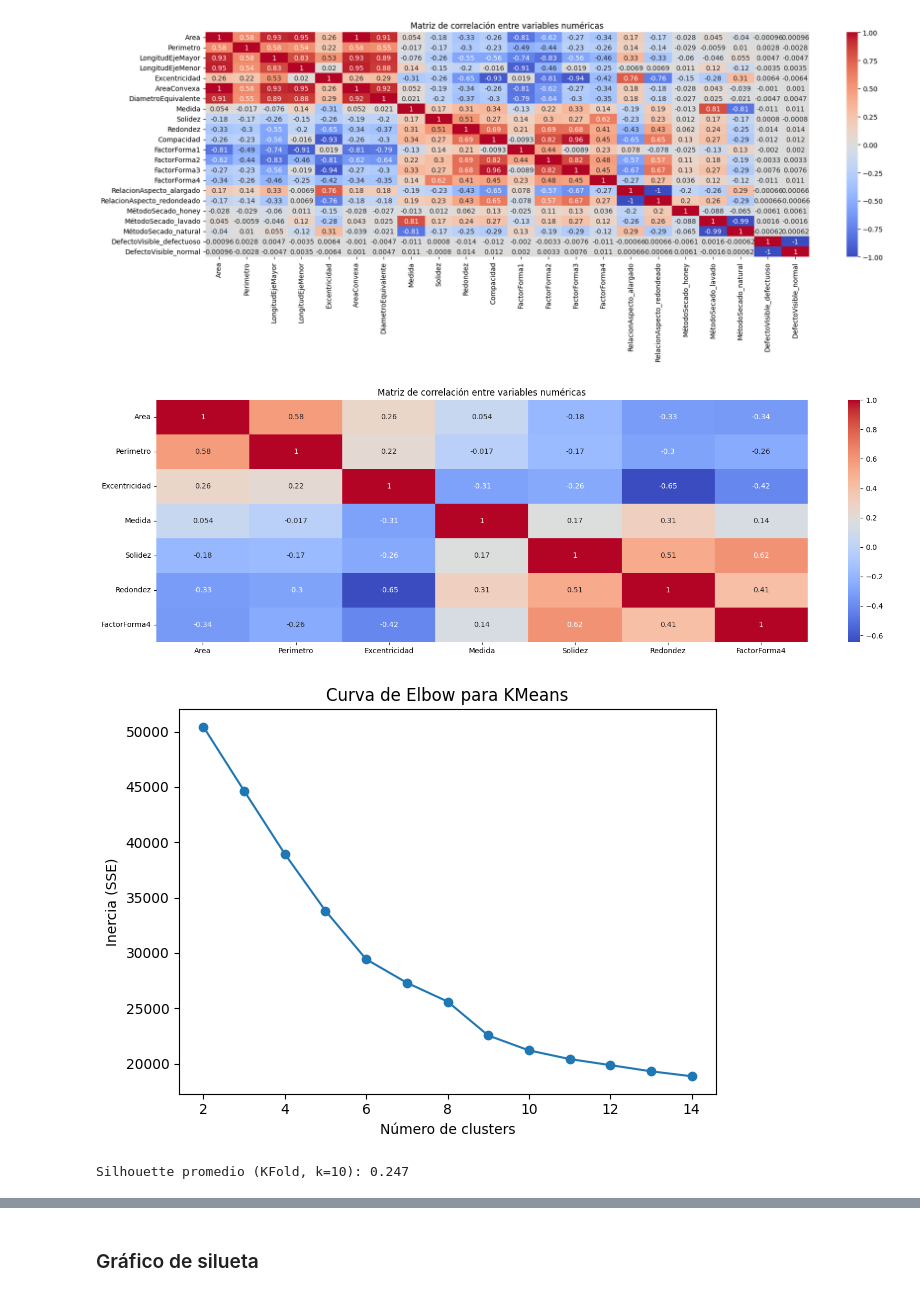
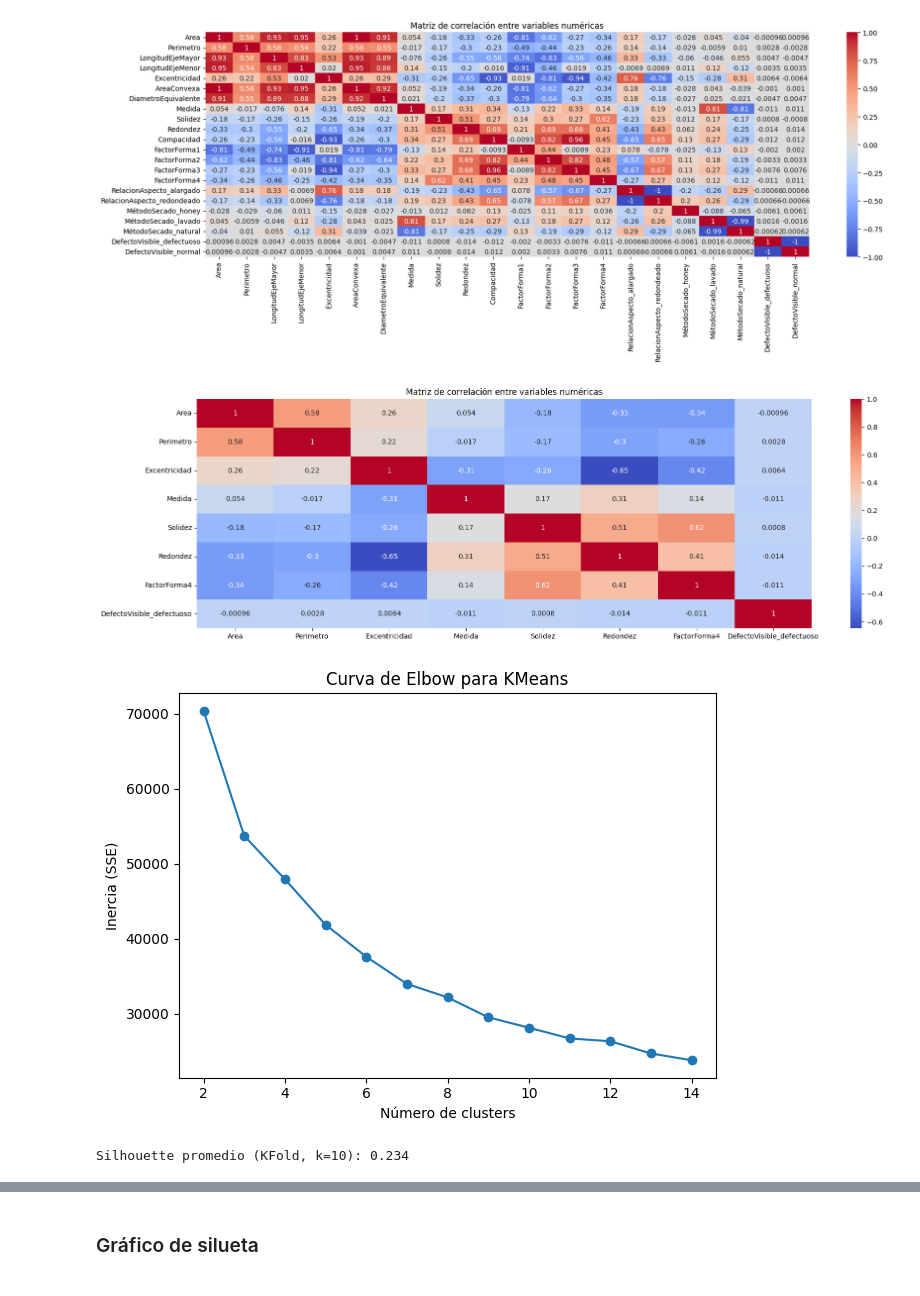
Before and after one commit to Business-Inteligence-202520/Laboratorio2, a Jupyter notebook: Laboratorio2.ipynb, the cells around one changed output, grey strips where cells are left out. Saved outputs shown, nothing was run; the diff lists cells and outputs as text; code cells hidden in the pictures.

```diff
--- a/Laboratorio2.ipynb
+++ b/Laboratorio2.ipynb
@@ -379,15 +380,15 @@ plt.show()
 # %% [output]
 [figure]
 # %%
-columnasusar = ["Area", "Perimetro", "Excentricidad", "Medida", "Solidez", "Redondez", "FactorForma4"]
+columnasusar = ["Area", "Perimetro", "Excentricidad", "Medida", "Solidez", "Redondez", "FactorForma4", 'DefectoVisible_defectuoso']
 
 corr = dataTrain[columnasusar].corr()
 plt.figure(figsize=(20,6))
 sns.heatmap(corr, annot=True, cmap='coolwarm')
 plt.title('Matriz de correlación entre variables numéricas')
 plt.show()
 # %% [output]
-[figure, old version]
+[figure, new version]
 # %%
 X = dataTrain[columnasusar]
 scaler = StandardScaler()
@@ -407,7 +408,7 @@ plt.title('Curva de Elbow para KMeans')
 plt.tight_layout()
 plt.show()
 # %% [output]
-[figure, old version]
+[figure, new version]
 # %%
 opt_k = 10
 kf = KFold(n_splits=5, shuffle=True, random_state=42)
@@ -418,7 +419,7 @@ for train_idx, test_idx in kf.split(X_scaled):
     sils.append(silhouette_score(X_scaled[test_idx], preds))
 print(f"Silhouette promedio (KFold, k={opt_k}): {np.mean(sils):.3f}")
 # %% [output]
-Silhouette promedio (KFold, k=10): 0.247
+Silhouette promedio (KFold, k=10): 0.234
 # %%
 kmeans = KMeans(n_clusters=opt_k, random_state=42)
 clusters = kmeans.fit_predict(X_scaled)
```
Also changed, not shown: parts of 25 cells of this notebook.
